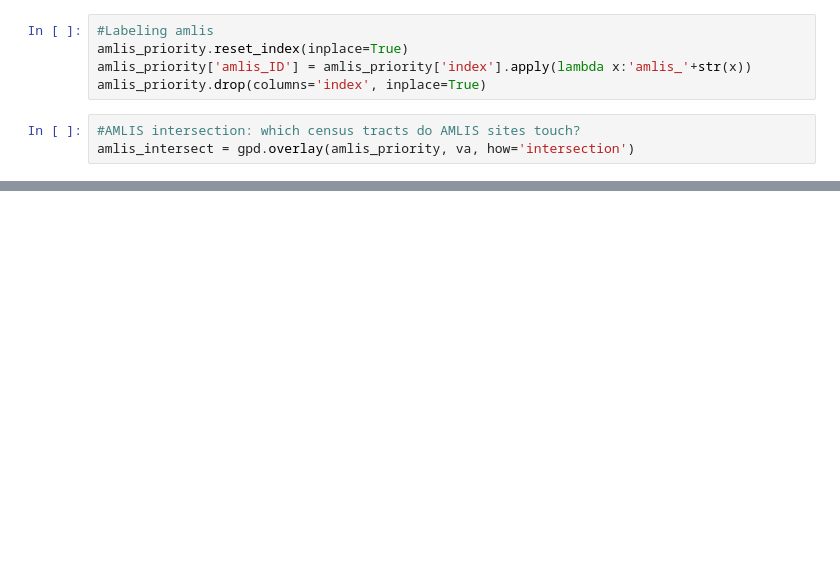
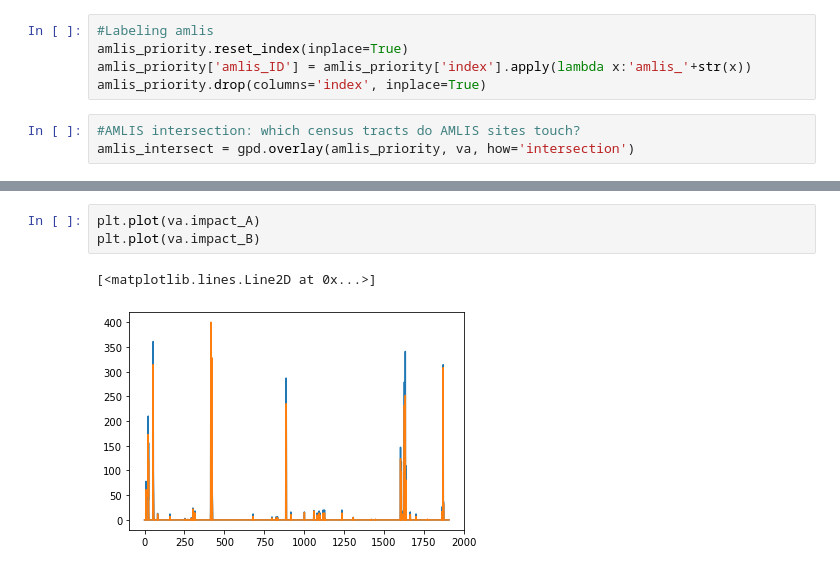
Before and after one commit to margaretmccall/mapping-for-environmental-justice, a Jupyter notebook: mining_analysis.ipynb, the cells around one changed output, grey strips where cells are left out. Saved outputs shown, nothing was run; the diff lists cells and outputs as text; blank space fills up the shorter version.

```diff
--- a/mining_analysis.ipynb
+++ b/mining_analysis.ipynb
@@ -471,0 +525,6 @@ impact_sum.plot(ax=ax, cmap='jet',column='score_num')
+# %%
+plt.plot(va.impact_A)
+plt.plot(va.impact_B)
+# %% [output]
+[<matplotlib.lines.Line2D at 0x...>]
+[figure, added]
```
Also changed, not shown: parts of 60 cells of this notebook.
